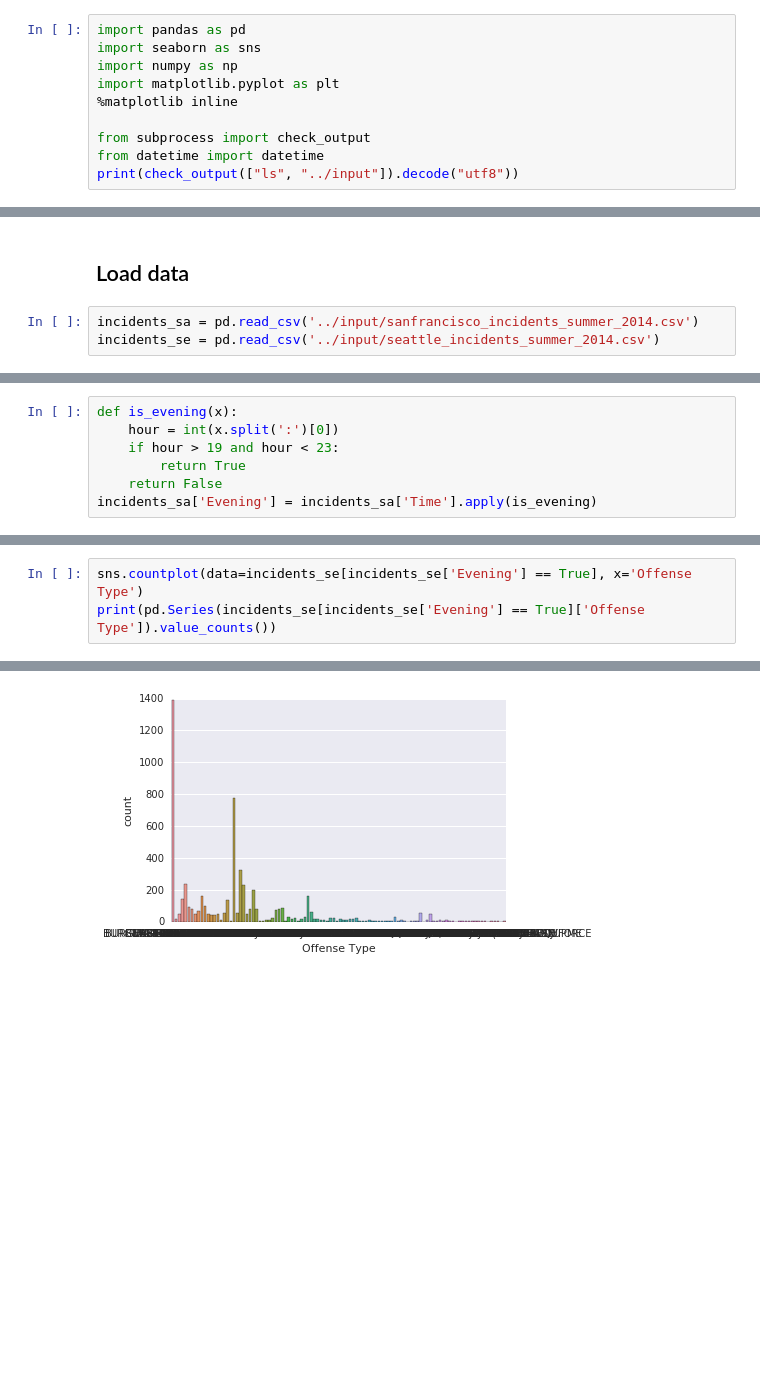
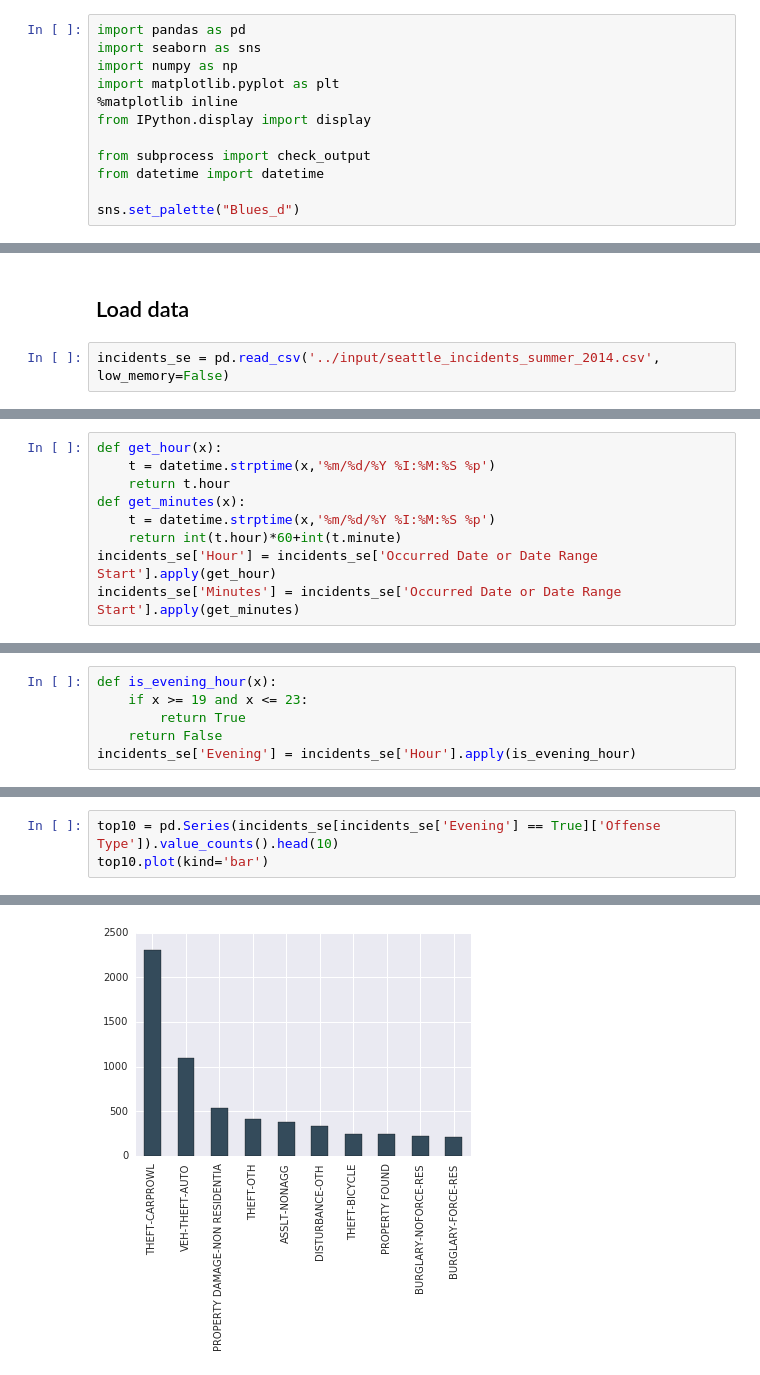
Before and after one commit to mixam85/datascience, a Jupyter notebook: assigment6/work/Crimes.ipynb, the cells around one changed output, grey strips where cells are left out. Saved outputs shown, nothing was run; the diff lists cells and outputs as text; blank space fills up the shorter version.

```diff
--- a/assigment6/work/Crimes.ipynb
+++ b/assigment6/work/Crimes.ipynb
@@ -4,7 +12,9 @@ import seaborn as sns
 import numpy as np
 import matplotlib.pyplot as plt
 %matplotlib inline
+from IPython.display import display
 
 from subprocess import check_output
 from datetime import datetime
-print(check_output(["ls", "../input"]).decode("utf8"))
+
+sns.set_palette("Blues_d")
@@ -28,5 +112,4 @@ train.csv
 # %% [markdown]
 ## Load data
 # %%
-incidents_sa = pd.read_csv('../input/sanfrancisco_incidents_summer_2014.csv')
-incidents_se = pd.read_csv('../input/seattle_incidents_summer_2014.csv')
+incidents_se = pd.read_csv('../input/seattle_incidents_summer_2014.csv', low_memory=False)
@@ -69,0 +159,9 @@ sns.countplot(data=incidents_sa[incidents_sa['Category'] == 'ROBBERY'], x='Hour'
+# %%
+def get_hour(x):
+    t = datetime.strptime(x,'%m/%d/%Y %I:%M:%S %p')
+    return t.hour
+def get_minutes(x):
+    t = datetime.strptime(x,'%m/%d/%Y %I:%M:%S %p')
+    return int(t.hour)*60+int(t.minute)
+incidents_se['Hour'] = incidents_se['Occurred Date or Date Range Start'].apply(get_hour)
+incidents_se['Minutes'] = incidents_se['Occurred Date or Date Range Start'].apply(get_minutes)
@@ -70,7 +202,6 @@ sns.countplot(data=incidents_sa[incidents_sa['Category'] == 'ROBBERY'], x='Hour'
 # %%
-def is_evening(x):
-    hour = int(x.split(':')[0])
-    if hour > 19 and hour < 23:
+def is_evening_hour(x):
+    if x >= 19 and x <= 23:
         return True
     return False
-incidents_sa['Evening'] = incidents_sa['Time'].apply(is_evening)
+incidents_se['Evening'] = incidents_se['Hour'].apply(is_evening_hour)
@@ -149,4 +208,4 @@ incidents_se['Evening'] = incidents_se['Hour'].apply(is_evening_hour)
 # %%
-sns.countplot(data=incidents_se[incidents_se['Evening'] == True], x='Offense Type')
-print(pd.Series(incidents_se[incidents_se['Evening'] == True]['Offense Type']).value_counts())
+top10 = pd.Series(incidents_se[incidents_se['Evening'] == True]['Offense Type']).value_counts().head(10)
+top10.plot(kind='bar')
 # %% [output]
@@ -170 +213 @@ Name: Offense Type, dtype: int64
-[figure, old version]
+[figure, new version]
```
Also changed, not shown: parts of 46 cells of this notebook.
